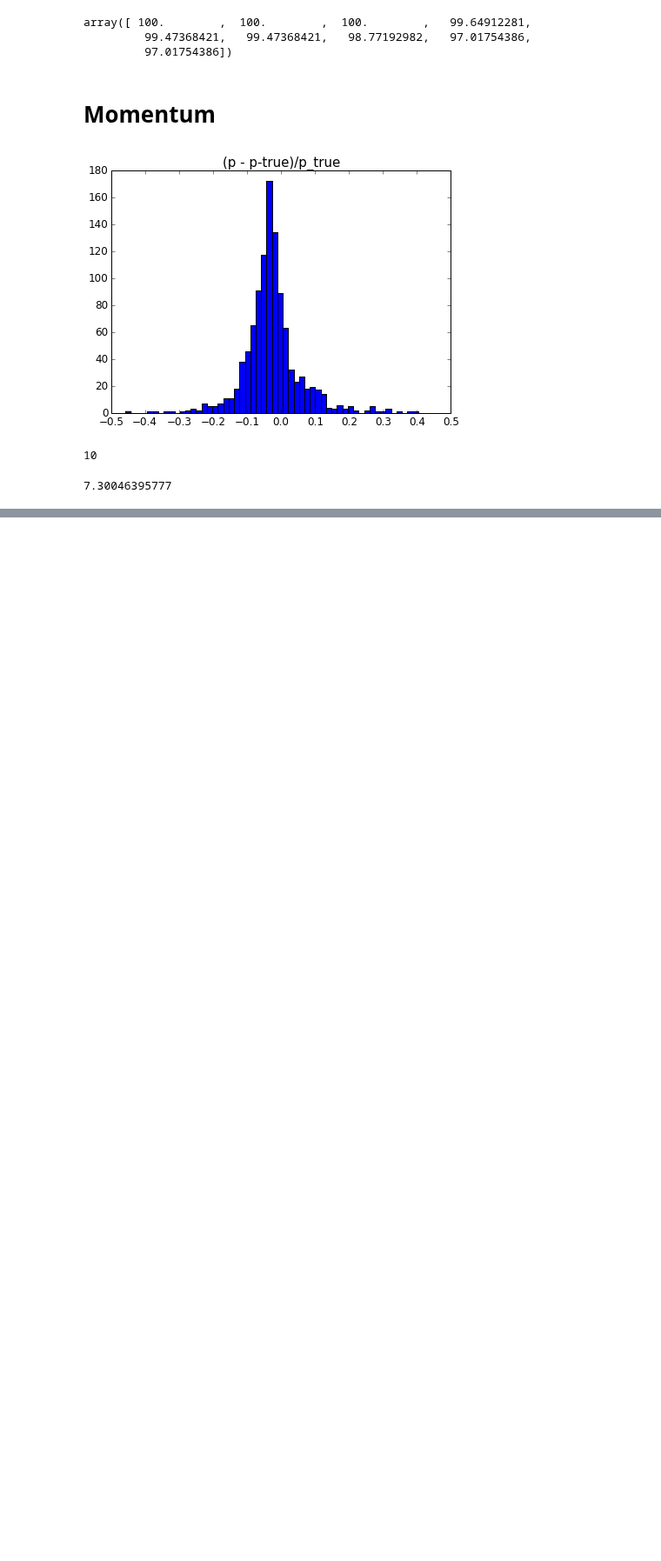
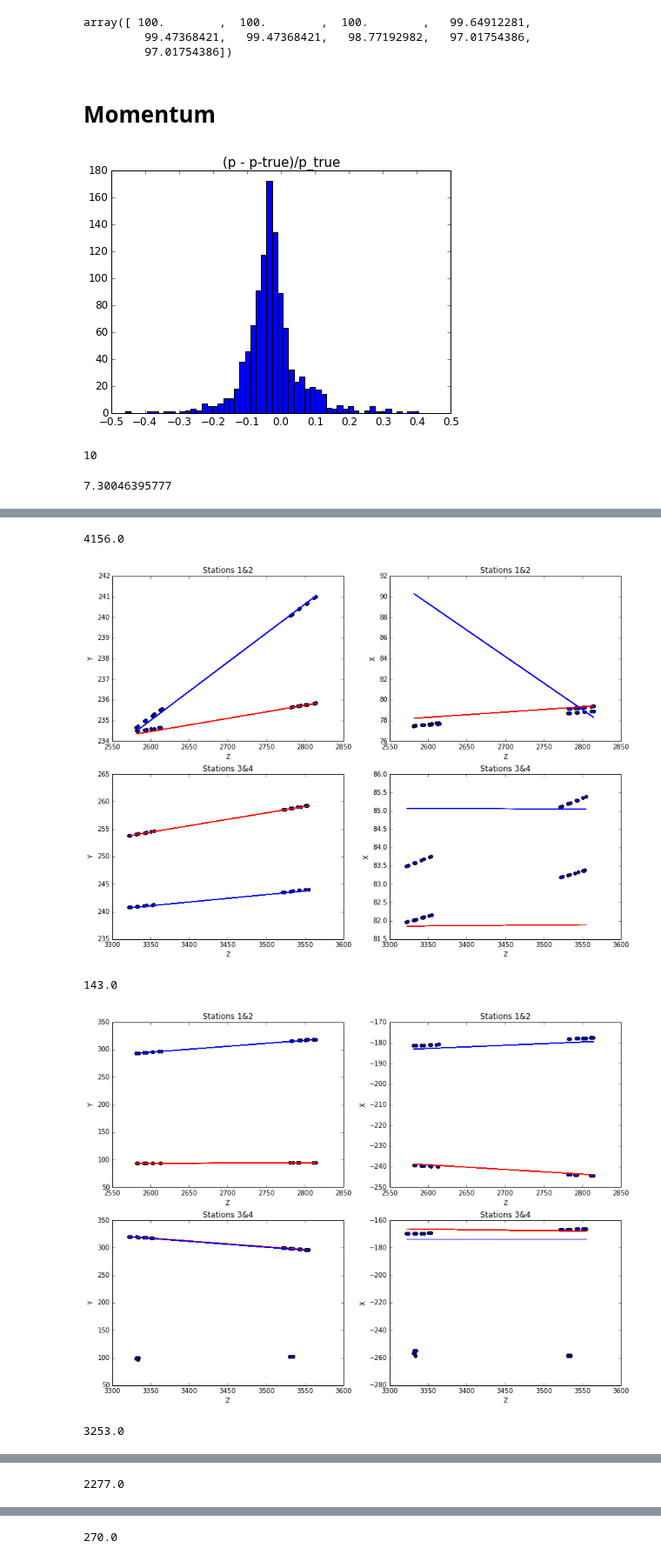
Before and after one commit to yandexdataschool/ship_tracks_recognition, a Jupyter notebook: notebooks/HoughAndNewCombination.ipynb, the cells around one changed output, grey strips where cells are left out. Shown at 87% size. Saved outputs shown, nothing was run; the diff lists cells and outputs as text; code cells hidden in the pictures; blank space fills up the shorter version.

Commit message:
0.97 + bad events plots

```diff
--- a/notebooks/HoughAndNewCombination.ipynb
+++ b/notebooks/HoughAndNewCombination.ipynb
@@ -299,7 +298,7 @@ combinations_true = pandas.DataFrame(columns=['EventID', 'IsTrueCombination', 'P
 
 combinations_quality = pandas.DataFrame(columns=['EventID', 'RecoEff', 'GhostRate', 'CloneRate', 'NCombined'])
 
-pass_stages = pandas.DataFrame(columns=['RecoEvents', 'Y12', 'Stereo12', 'Stations12',
+pass_stages = pandas.DataFrame(columns=['EventID', 'RecoEvents', 'Y12', 'Stereo12', 'Stations12',
                                         'Y34', 'Stereo34', 'Stations34', 'Combination', 'Matching'])
 
 for event_id in tracks.keys():
@@ -422,13 +421,14 @@ for event_id in tracks.keys():
 
 
     # Overall quality
-    pass_stages.loc[len(pass_stages)] = numpy.array([1,
-                                                     (trm12.recognition_efficiency_y_ == 1)*1,
-                                                     (trm12.recognition_efficiency_stereo_ >= 0.5)*1,
-                                                     (trm12.recognition_efficiency_ == 1)*1,
-                                                     (trm34.recognition_efficiency_y_ == 1)*1,
-                                                     (trm34.recognition_efficiency_stereo_ >= 0.5)*1,
-                                                     (trm34.recognition_efficiency_ == 1)*1,
-                                                     (cq.n_combined_ >= 2)*1,
-                                                     (cq.reco_eff_ == 1)*1]).cumprod()
+    line = numpy.array([1,
+                         (trm12.recognition_efficiency_y_ == 1)*1,
+                         (trm12.recognition_efficiency_stereo_ >= 0.5)*1,
+                         (trm12.recognition_efficiency_ == 1)*1,
+                         (trm34.recognition_efficiency_y_ == 1)*1,
+                         (trm34.recognition_efficiency_stereo_ >= 0.5)*1,
+                         (trm34.recognition_efficiency_ == 1)*1,
+                         (cq.n_combined_ >= 2)*1,
+                         (cq.reco_eff_ == 1)*1]).cumprod()
+    pass_stages.loc[len(pass_stages)] = numpy.concatenate(([event_id], line), axis=0)
 # %% [output]
@@ -738,0 +762,14 @@ print numpy.abs(p_err[numpy.isfinite(p_err)]).mean() * 100
+# %%
+bad_events = pass_stages[pass_stages.Matching.values == 0]['EventID'].values
+# %%
+from utils import plot_event
+
+for event_id in bad_events:
+    print event_id
+    plot_event(event_id, data, tracks)
+# %% [output]
+4156.0
+[figure, added]
+143.0
+[figure, added]
+3253.0
@@ -738,0 +777 @@ print numpy.abs(p_err[numpy.isfinite(p_err)]).mean() * 100
+2277.0
@@ -738,0 +779 @@ print numpy.abs(p_err[numpy.isfinite(p_err)]).mean() * 100
+270.0
```
Also changed, not shown: parts of 9 cells of this notebook.
